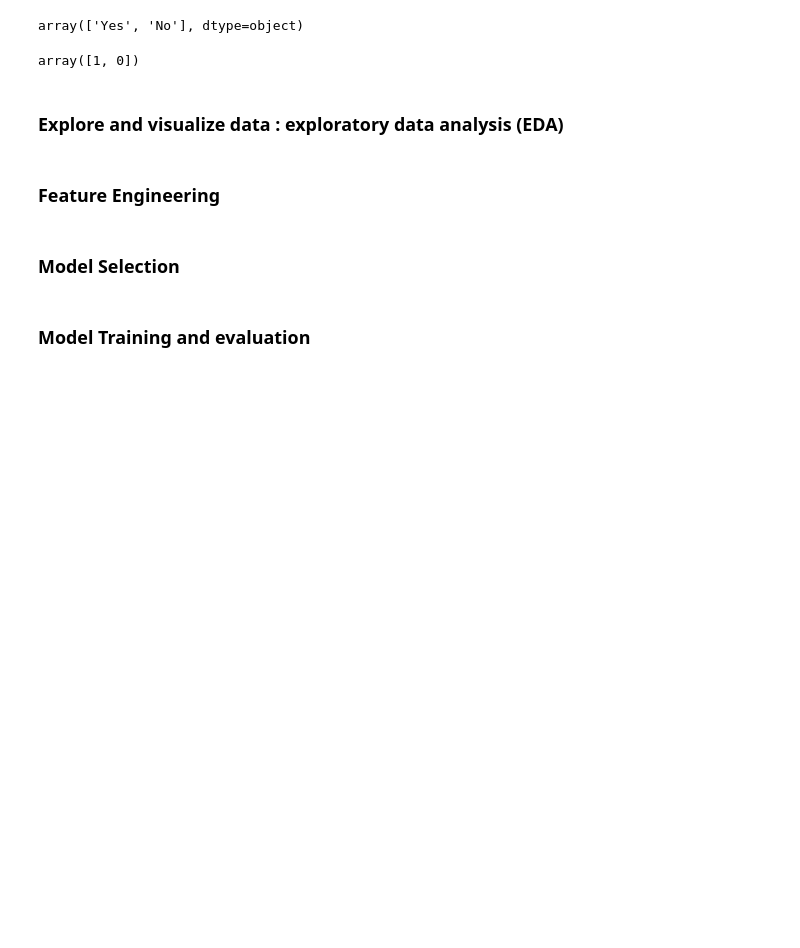
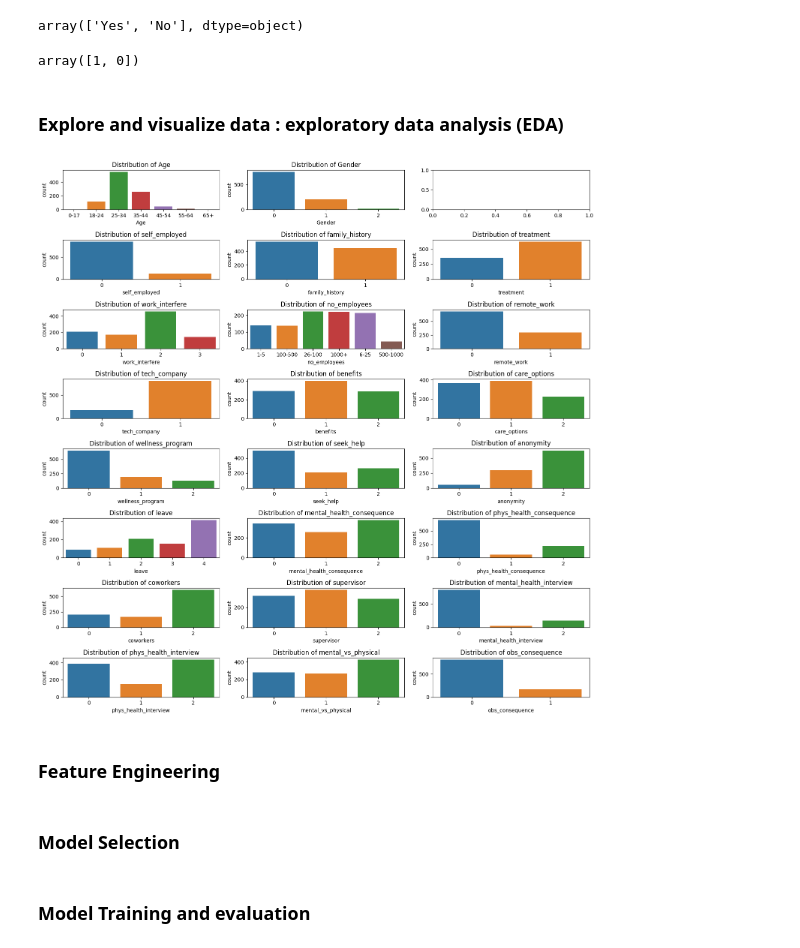
Before and after one commit to mezdourcheima/Machine-Learning-For-Mental-Health, a Jupyter notebook: Notebook.ipynb, the cells around one changed output. Drawn from its saved outputs; the diff is of its cells as text; code cells hidden in the pictures; blank space fills up the shorter version.

```diff
--- a/Notebook.ipynb
+++ b/Notebook.ipynb
@@ -247,7 +247,11 @@ age = pd.Series(data['Age'])
 age[age > 120] = data['Age'].median()
 data['Age'] = age
 
-#Ranges of Age
-data['age_range'] = pd.cut(data['Age'], [0,20,30,65,120], labels=["0-20", "21-30", "31-65", "66-120"], include_lowest=True)
+# define the age ranges
+bins = [0, 17, 24, 34, 44, 54, 64, 200]
+labels = ['0-17', '18-24', '25-34', '35-44', '45-54', '55-64', '65+']
+
+# encode the age column using the defined ranges and labels
+data['Age'] = pd.cut(data['Age'], bins=bins, labels=labels)
 data["Age"].unique()
 # %% [output]
@@ -314,3 +317,10 @@ data['no_employees'].unique()
 # %% [output]
 array(['1-5', '100-500', '26-100', 'More than 1000', '6-25', '500-1000'],
       dtype=object)
+# %%
+# define the mapping of values to numerical codes
+no_employees_mapping = {"1-5" : "1-5", "6-25" : "6-25", "26-100": "26-100", "100-500": "100-500", "500-1000": "500-1000","More than 1000" : "1000+"}
+
+# encode the no_employees column using the mapping
+data['no_employees'] = data['no_employees'].map(no_employees_mapping)
+data['no_employees'].unique()
@@ -541,3 +558,30 @@ array([1, 0])
+# %%
+# calculate the number of rows and columns needed
+df = pd.DataFrame(data)
+num_cols = 3 # adjust the number of columns as needed
+num_rows = int((df.shape[1] - 3)/ num_cols) + 1
+
+# create a new figure with subplots
+fig, axs = plt.subplots(nrows=num_rows, ncols=num_cols, figsize=(15, 15))
+
+# loop through each column and plot a histogram
+for i, col in enumerate(df.columns):
+    if(col == "Timestamp" or col == "comments" or col == "Country"):
+        continue
+    # get the current axis
+    ax = axs[int(i / num_cols), i % num_cols]
+    # plot the histogram
+    sns.countplot(x=col, data=df, ax=ax)
+    # set the title
+    ax.set_title(f'Distribution of {col}')
+
+# adjust the layout of the subplots
+plt.tight_layout()
+
+# show the plot
+plt.show()
+# %% [output]
+[figure, added]
 # %% [markdown]
 ### Feature Engineering
 # %% [markdown]
```
Also changed, not shown: parts of 6 cells of this notebook.
